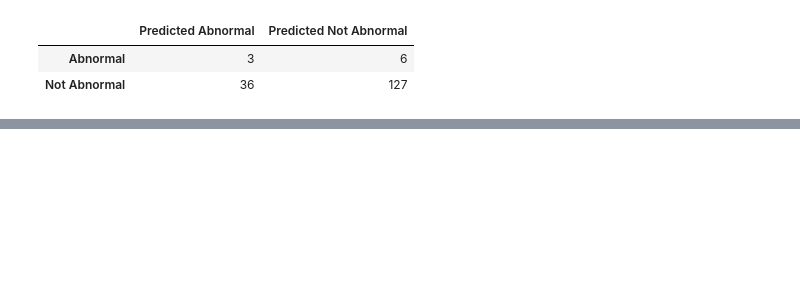
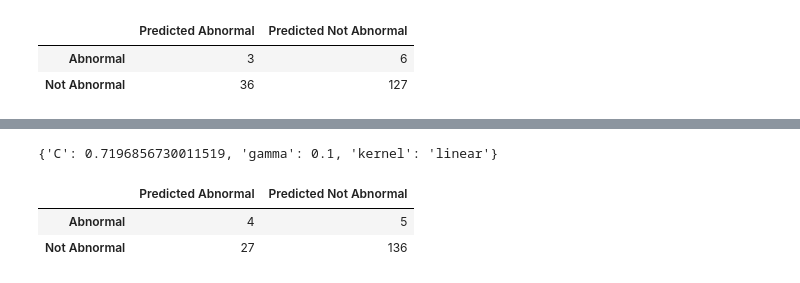
Before and after one commit to yingkh/dsi-sg-03-projects, a Jupyter notebook: project-three/kaho-project3.ipynb, the cells around one changed output, grey strips where cells are left out. Cells and saved outputs as stored; diff of their text form; code cells hidden in the pictures; blank space fills up the shorter version.

```diff
--- a/project-three/kaho-project3.ipynb
+++ b/project-three/kaho-project3.ipynb
@@ -753,0 +776,14 @@ The model indicates that bigger and older house are more likely to be subjected
+# %%
+from sklearn.svm import SVC
+from sklearn.model_selection import GridSearchCV
+
+svm_param = {
+    'C': np.logspace(-1, 1, 8),
+    'gamma':  np.logspace(-1, 1, 8),
+    'kernel':['linear','rbf']
+}
+
+svm_model = GridSearchCV(SVC(), svm_param, cv=5, verbose=1)
+svm_model.fit(Xas_resampled, ya_resampled)
+print ("Score with training set: {}".format(svm_model.score(Xas_resampled, ya_resampled)))
+print ("Score with test set: {}".format(svm_model.score(Xas_test, ya_test)))
@@ -753,0 +795,13 @@ The model indicates that bigger and older house are more likely to be subjected
+# %%
+svm_model.best_params_
+# %% [output]
+{'C': 0.7196856730011519, 'gamma': 0.1, 'kernel': 'linear'}
+# %%
+conmat_svm = np.array(confusion_matrix(ya_test, svm_model.predict(Xas_test), labels=[1,0]))
+
+pd.DataFrame(conmat_svm, index=['Abnormal', 'Not Abnormal'],
+                     columns=['Predicted Abnormal','Predicted Not Abnormal'])
+# %% [output]
+|  | Predicted Abnormal | Predicted Not Abnormal |
+| Abnormal | 4 | 5 |
+| Not Abnormal | 27 | 136 |
```
Also changed, not shown: parts of 20 cells of this notebook.
